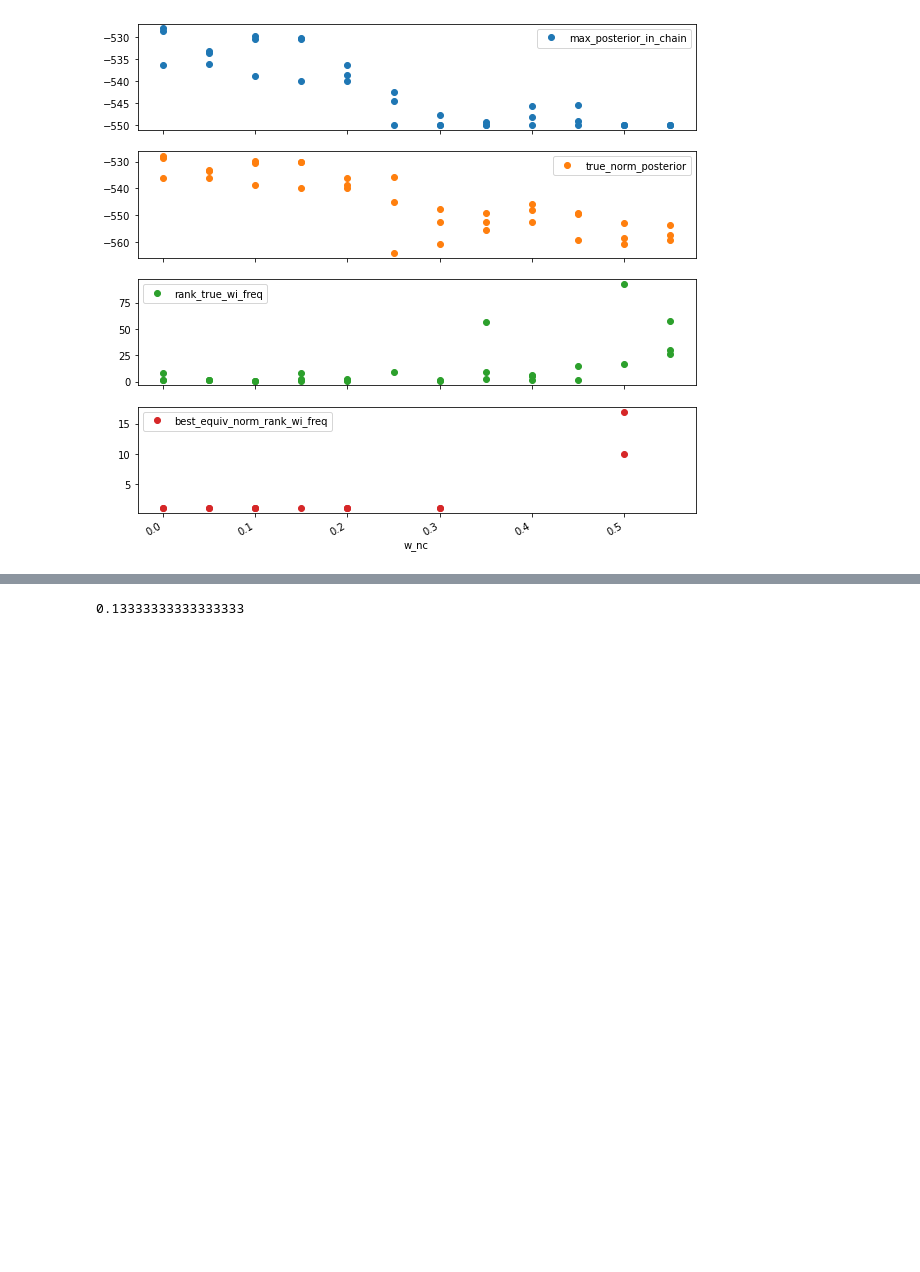
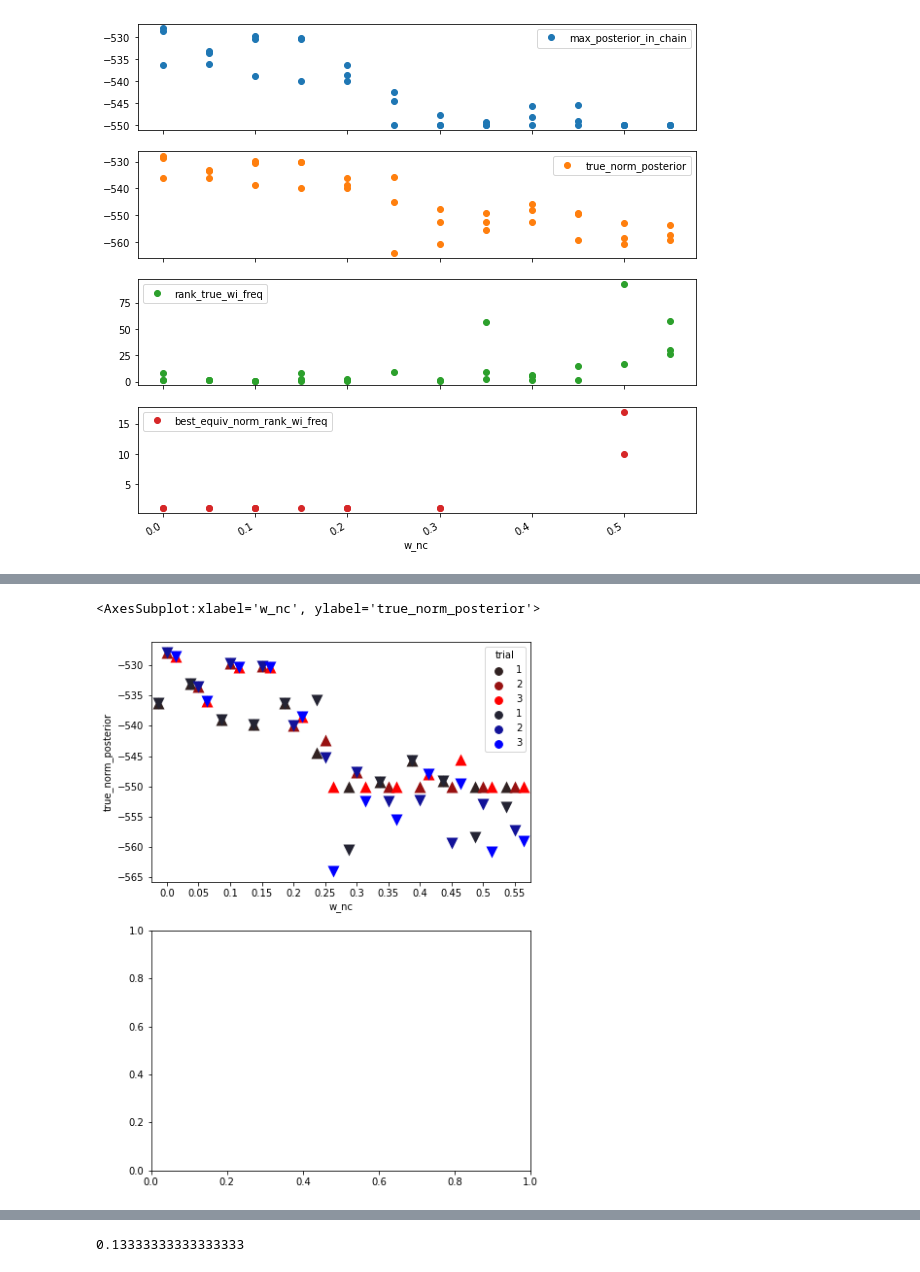
Before and after one commit to ashish1610dhiman/learning_norms_with_mcmc_from_pcfg_IJCAI21, a Jupyter notebook: notebooks/1.5.1_nc_exp5_analysis.ipynb, the cells around one changed output, grey strips where cells are left out. Drawn from its saved outputs; the diff is of its cells as text; code cells hidden in the pictures; blank space fills up the shorter version.

```diff
--- a/notebooks/1.5.1_nc_exp5_analysis.ipynb
+++ b/notebooks/1.5.1_nc_exp5_analysis.ipynb
@@ -232,0 +282,9 @@ plt.savefig("./exp_5_summarised_results.jpg")
+# %%
+fig, axs = plt.subplots(2,1,figsize=(7,10))
+sns.swarmplot(x="w_nc",hue="trial", y="max_posterior_in_chain", data=z1,
+              marker="^",color="r",s=12,dodge=True,ax=axs[0])
+sns.swarmplot(x="w_nc",hue="trial", y="true_norm_posterior", data=z1,
+              marker="v",color="b",s=12,dodge=True,ax=axs[0])
+# %% [output]
+<AxesSubplot:xlabel='w_nc', ylabel='true_norm_posterior'>
+[figure, added]
```
Also changed, not shown: parts of 9 cells of this notebook, 8 other files.
